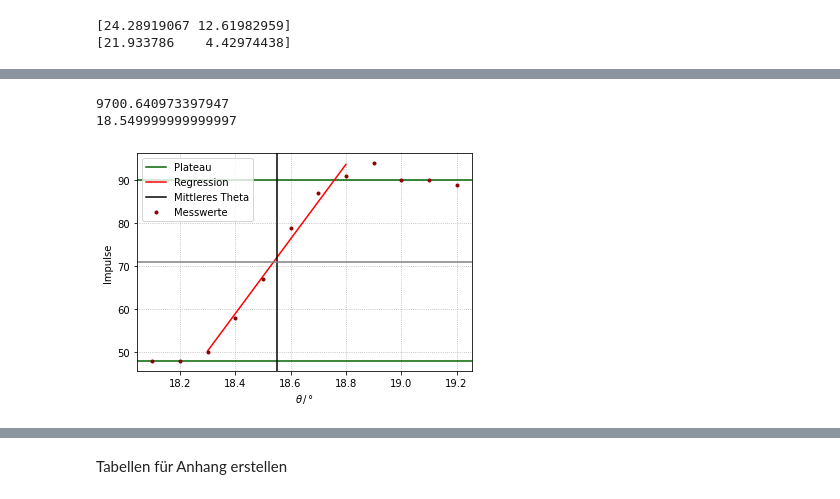
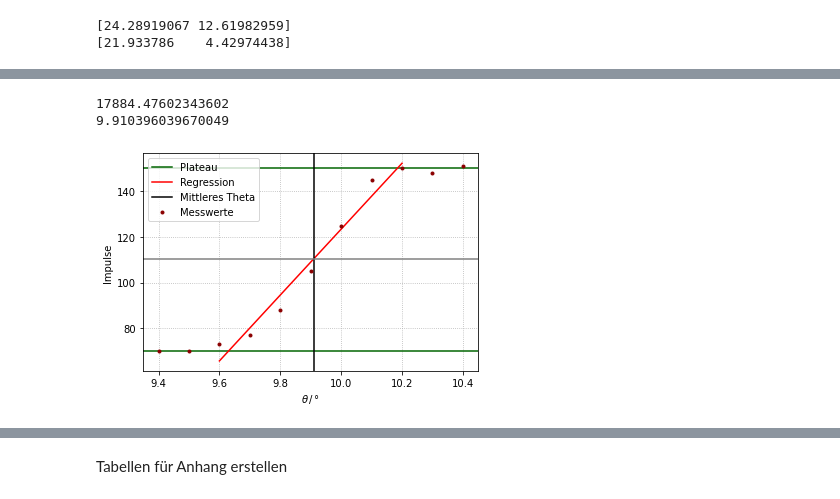
Before and after one commit to waerther/grundpraktikum2, a Jupyter notebook: v602/auswertung.ipynb, the cells around one changed output, grey strips where cells are left out. Cells and saved outputs as stored; diff of their text form; code cells hidden in the pictures.

```diff
--- a/v602/auswertung.ipynb
+++ b/v602/auswertung.ipynb
@@ -248,5 +461,5 @@ plt.grid(linestyle=":")
 # %%
-data = pd.read_csv('tables/messdaten/Messung_Zink/Zink_2.txt', decimal=',', delimiter = "\t")
+data = pd.read_csv('tables/messdaten/Messung_zirkonium/zirkonium_2.txt', decimal=',', delimiter = "\t")
 data = data.to_numpy()
 x = data[:,0]
 y = data[:,1]
@@ -288,45 +501,42 @@ x6 = []
 for i in range(len(x4)):
     x6.append(y[x4[i]])
 
-plt.axhline(np.mean(x6), c='darkgreen')
+plt.axhline(np.mean(y[-3]), c='darkgreen')
 y2 = np.mean(x6) + (np.mean(x5) - np.mean(x6)) / 2
 regx = x[x8]
 regy = y[x8]
 regx = regx[1:-1]
 regy = regy[1:-1]
 
 
 def f(x, a, b):
     return a * x + b
 
 
 params, covariance_matrix = curve_fit(f, regx, regy)
-
-# errors = np.sqrt(np.diag(covariance_matrix))
-energy = energ((x[y==rel_min] + theta_mitte)[0])
-print(energy)
-print((x[y==rel_min] + theta_mitte)[1])
-
-
 plt.plot(
     regx,
     f(regx, params[0], params[1]),
     color="red",
     ms=4,
     marker="",
     linestyle="-",
     label="Regression",
 )
-
-plt.axvline((x[y==rel_min])[1] + theta_mitte[1], c='k', label='Mittleres Theta')
+theta_x = (rel_min + theta_mitte_y - params[1]) / (params[0])
+plt.axvline(theta_x, c='k', label='Mittleres Theta')
 plt.axhline(rel_min + theta_mitte_y, c='grey')
 
 plt.plot(x, y, color="darkred", ms=6, marker=".", linestyle="", label="Messwerte")
 plt.xlabel(r"$\theta \, / \, °$")
 plt.ylabel(r"Impulse")
 plt.legend(loc="best")
 plt.grid(linestyle=":")
+
+energy = energ(theta_x)
+print(energy)
+print(theta_x)
 # %% [output]
-9700.640973397947
-18.549999999999997
+17884.47602343602
+9.910396039670049
-[figure, old version]
+[figure, new version]
```
Also changed, not shown: parts of 10 cells of this notebook, 4 other files.
